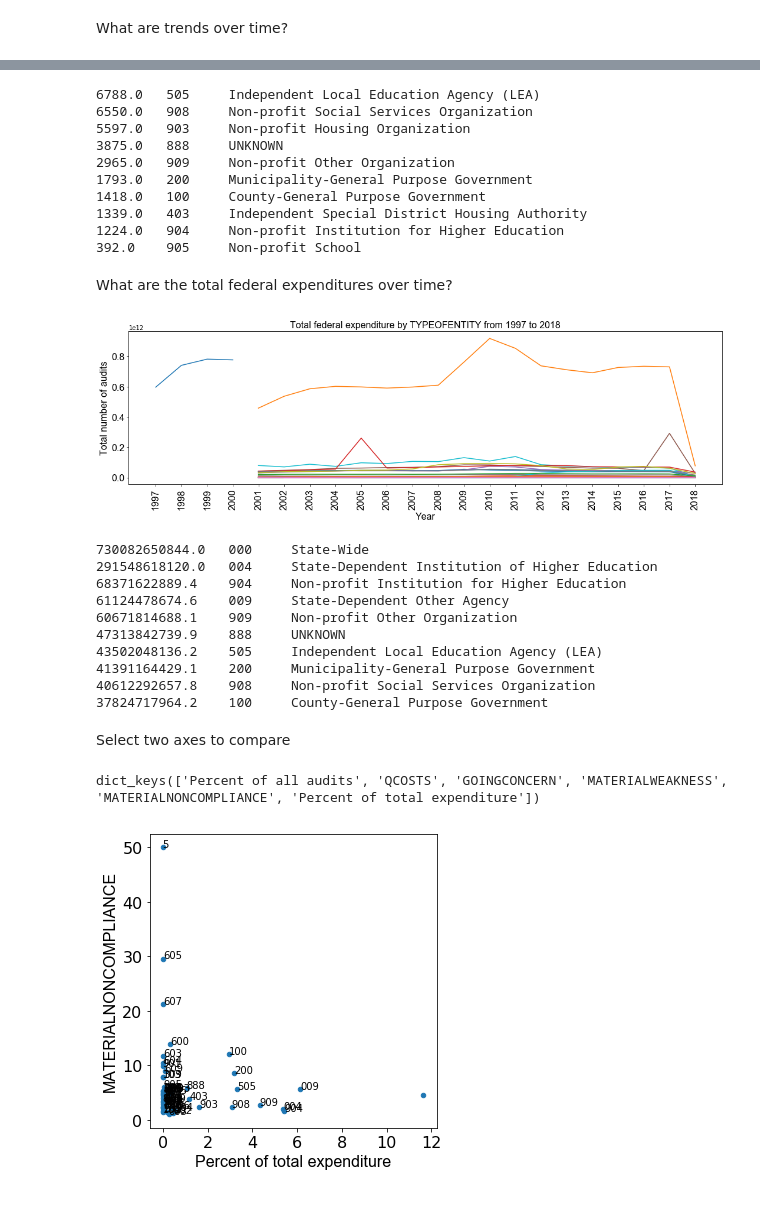
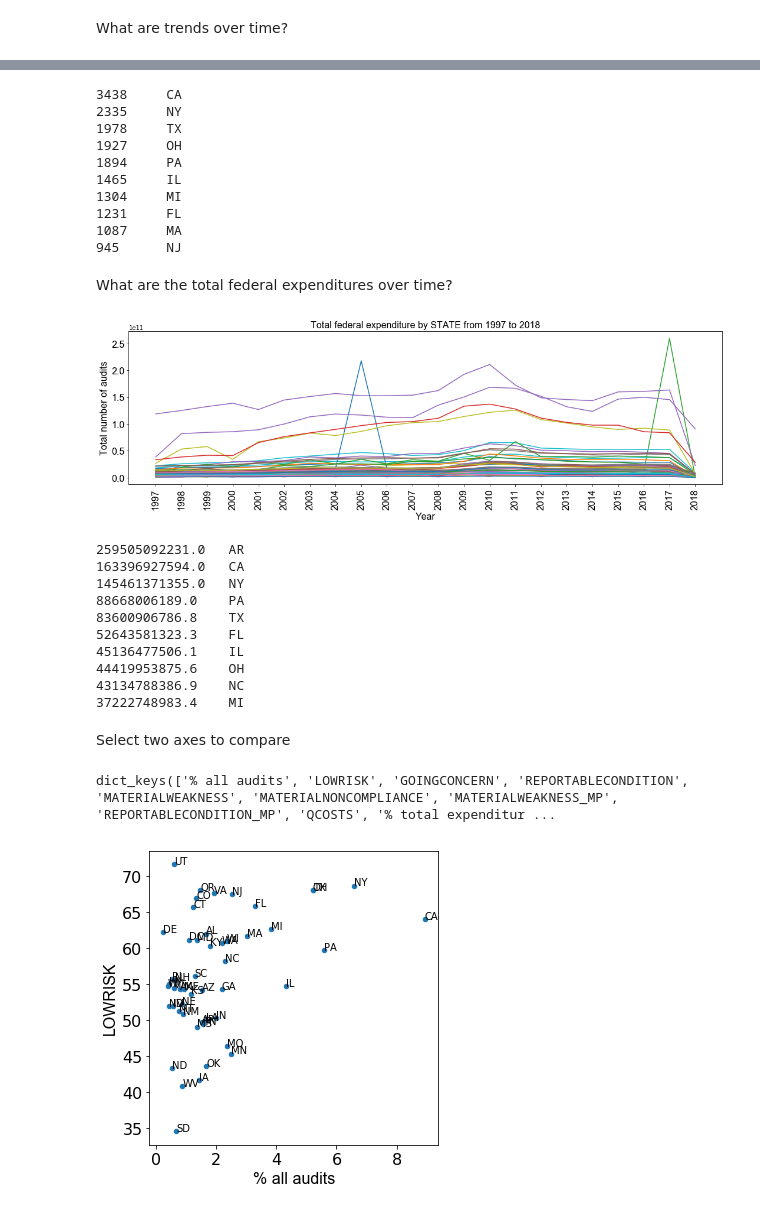
Before and after one commit to ihwang/fac, a Jupyter notebook: general_trends.ipynb, the cells around one changed output, grey strips where cells are left out. Cells and saved outputs as stored; diff of their text form; code cells hidden in the pictures.

Commit message:
Added some sorting features to general_trends.ipynb

```diff
--- a/general_trends.ipynb
+++ b/general_trends.ipynb
@@ -223,8 +223,8 @@ df_analysis = df_analysis[~df_analysis['STATE'].isin(['AS','MP','FM','PR','GU','
 # %% [markdown]
 Select sortby
 # %%
-sortby = 'TYPEOFENTITY'
-# sortby = 'STATE'
+# sortby = 'TYPEOFENTITY'
+sortby = 'STATE'
 # sortby = 'COGAGENCY'
 # sortby = 'OVERSIGHTAGENCY'
 # %% [markdown]
@@ -313,16 +313,16 @@ elif (sortby == 'COGAGENCY') or sortby == ('OVERSIGHTAGENCY'):
         else:
             print(series_sortby.loc[agency], '\t', agency, '\t')
 # %% [output]
-6788.0   505     Independent Local Education Agency (LEA)
-6550.0   908     Non-profit Social Services Organization
-5597.0   903     Non-profit Housing Organization
-3875.0   888     UNKNOWN
-2965.0   909     Non-profit Other Organization
-1793.0   200     Municipality-General Purpose Government
-1418.0   100     County-General Purpose Government
-1339.0   403     Independent Special District Housing Authority
-1224.0   904     Non-profit Institution for Higher Education
-392.0    905     Non-profit School
+3438     CA
+2335     NY
+1978     TX
+1927     OH
+1894     PA
+1465     IL
+1304     MI
+1231     FL
+1087     MA
+945      NJ
 # %% [markdown]
 What are the total federal expenditures over time?
 # %%
@@ -343,7 +343,7 @@ plt.yticks(fontsize=16, fontname='Arial')
 plt.tight_layout()
 plt.show()
 # %% [output]
-[figure, old version]
+[figure, new version]
 # %%
 year = 2017
 series_sortby = df_year_sortby_expend.loc[year].sort_values(ascending=False).head(10)
@@ -363,33 +363,47 @@ elif (sortby == 'COGAGENCY') or sortby == ('OVERSIGHTAGENCY'):
         else:
             print(series_sortby.loc[agency], '\t', agency, '\t')
 # %% [output]
-730082650844.0   000     State-Wide
-291548618120.0   004     State-Dependent Institution of Higher Education
-68371622889.4    904     Non-profit Institution for Higher Education
-61124478674.6    009     State-Dependent Other Agency
-60671814688.1    909     Non-profit Other Organization
-47313842739.9    888     UNKNOWN
-43502048136.2    505     Independent Local Education Agency (LEA)
-41391164429.1    200     Municipality-General Purpose Government
-40612292657.8    908     Non-profit Social Services Organization
-37824717964.2    100     County-General Purpose Government
+259505092231.0   AR
+163396927594.0   CA
+145461371355.0   NY
+88668006189.0    PA
+83600906786.8    TX
+52643581323.3    FL
+45136477506.1    IL
+44419953875.6    OH
+43134788386.9    NC
+37222748983.4    MI
 # %% [markdown]
 Select two axes to compare
 # %%
 series_dict = {}
 
-series_sortby = df_analysis.groupby(sortby).size().sort_values(ascending=False) / len(df_analysis) * 100
-series_dict['Percent of all audits'] = series_sortby
+# Get percent of all audits
+series_sortby_size = df_analysis.groupby(sortby).size().sort_values(ascending=False) / len(df_analysis) * 100
+series_dict['% all audits'] = series_sortby_size
 
-for fs_sortby in ['QCOSTS', 'GOINGCONCERN','MATERIALWEAKNESS','MATERIALNONCOMPLIANCE']:
+# Get percent of risk, confirmed issue for a variety of program compliance and financial statement issues
+for fs_sortby in [
+    'LOWRISK',
+    'GOINGCONCERN','REPORTABLECONDITION', 'MATERIALWEAKNESS','MATERIALNONCOMPLIANCE',
+    'MATERIALWEAKNESS_MP', 'REPORTABLECONDITION_MP', 'QCOSTS'
+]:
     df_fs_sortby = df_analysis.groupby(sortby)[fs_sortby].value_counts().sort_index().unstack()
     df_fs_sortby_norm = df_fs_sortby.div(df_fs_sortby.sum(axis=1), axis=0) * 100
     series_fs_sortby = df_fs_sortby_norm['Y']
     series_dict[fs_sortby] = series_fs_sortby
 
+# Get percent of total expenditure
 series_sortby_expenditures = df_analysis.groupby(sortby)['TOTFEDEXPEND_ADJUSTED'].sum().sort_values(ascending=False) / df_analysis['TOTFEDEXPEND_ADJUSTED'].sum() * 100
-series_dict['Percent of total expenditure'] = series_sortby_expenditures
+series_dict['% total expenditure'] = series_sortby_expenditures
+
+# Get percent of A/D major program audit opinions
+ad_op_list = [i for i in set(df_analysis['TYPEREPORT_MP']) if 'A' in i or 'D' in i]
+df_sortby_mp = df_analysis.groupby(sortby)['TYPEREPORT_MP'].value_counts().unstack()
+series_sortby_ad_mp = df_sortby_mp[ad_op_list].sum(axis=1).div(df_sortby_mp.sum(axis=1)).sort_values(ascending=False)
+series_sortby_ad_mp_norm = series_sortby_ad_mp * 100
+series_dict['% TYPEREPORT_MP with A or D'] = series_sortby_ad_mp_norm
 
 print(series_dict.keys())
 # %% [output]
-dict_keys(['Percent of all audits', 'QCOSTS', 'GOINGCONCERN', 'MATERIALWEAKNESS', 'MATERIALNONCOMPLIANCE', 'Percent of total expenditure'])
+dict_keys(['% all audits', 'LOWRISK', 'GOINGCONCERN', 'REPORTABLECONDITION', 'MATERIALWEAKNESS', 'MATERIALNONCOMPLIANCE', 'MATERIALWEAKNESS_MP', 'REPORTABLECONDITION_MP', 'QCOSTS', '% total expenditur ...
@@ -399,22 +410,25 @@ series_2 = 'MATERIALNONCOMPLIANCE'
+# %%
+series_1 = '% all audits'
+series_2 = 'LOWRISK'
 # %%
 fig, axes = plt.subplots(figsize=(5, 5))
 df_plot = pd.concat(
     [series_dict[series_1].rename('series1'), series_dict[series_2].rename('series2')],
     axis=1, sort=True
 )
 df_plot.dropna(inplace=True)
-df_plot.drop(index='000', inplace=True)  # Drop obvious outlier
+# df_plot.drop(index='000', inplace=True)  # Drop obvious outlier
 plot = df_plot.plot(
     x='series1', y='series2', kind='scatter', fontsize=16, ax=axes
 )
 for i, point in df_plot.iterrows():
     axes.text(point['series1'], point['series2'], str(i))
 plot.set_xlabel(series_1, fontsize=16, fontname='Arial')
 plot.set_ylabel(series_2, fontsize=16, fontname='Arial')
 plt.tight_layout()
 plt.show()
 # %% [output]
-[figure, old version]
+[figure, new version]
 # %%
 df_plot.sort_values('series2', ascending=False)
 # %% [output]
```
Also changed, not shown: parts of 7 cells of this notebook, 2 other files.
